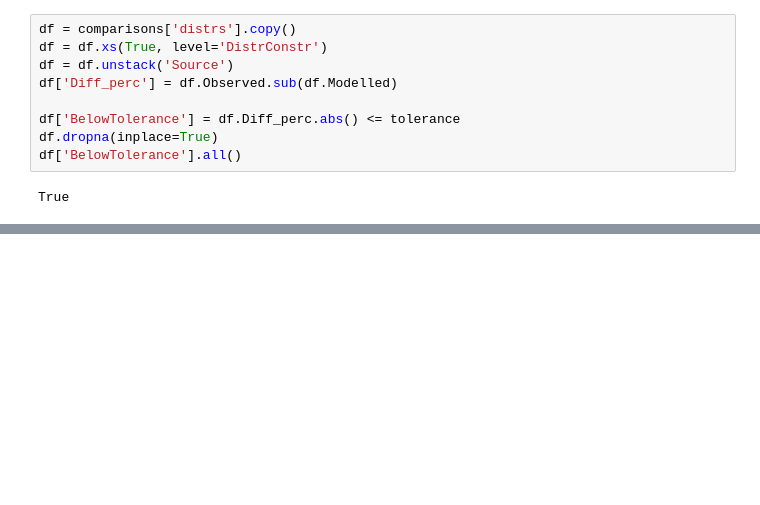
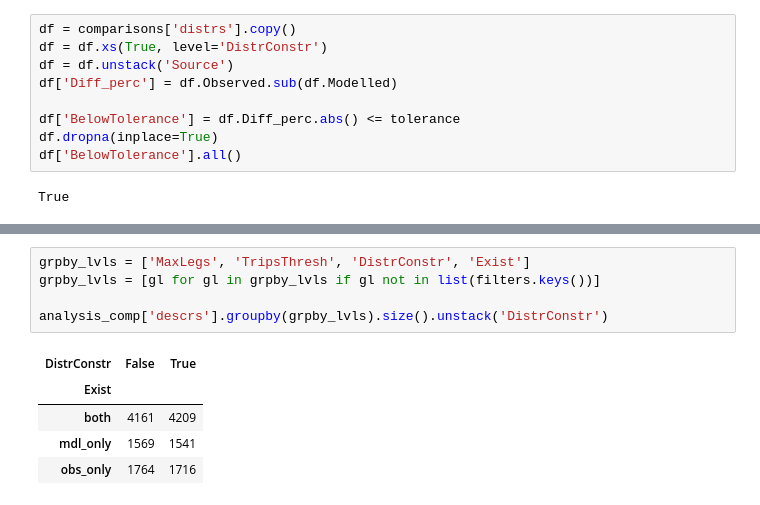
Before and after one commit to harisbal/od2trs, a Jupyter notebook: analysis/optimisation_results.ipynb, the cells around one changed output, grey strips where cells are left out. Cells and saved outputs as stored; diff of their text form; blank space fills up the shorter version.

```diff
--- a/analysis/optimisation_results.ipynb
+++ b/analysis/optimisation_results.ipynb
@@ -354,0 +389,11 @@ comparisons['descrs'].groupby(['MaxLegs', 'TripsThresh', 'DistrConstr', 'Exist']
+# %%
+grpby_lvls = ['MaxLegs', 'TripsThresh', 'DistrConstr', 'Exist']
+grpby_lvls = [gl for gl in grpby_lvls if gl not in list(filters.keys())]
+
+analysis_comp['descrs'].groupby(grpby_lvls).size().unstack('DistrConstr')
+# %% [output]
+| DistrConstr | False | True |
+| Exist |  |  |
+| both | 4161 | 4209 |
+| mdl_only | 1569 | 1541 |
+| obs_only | 1764 | 1716 |
```
Also changed, not shown: parts of 7 cells of this notebook, 1 other file.
